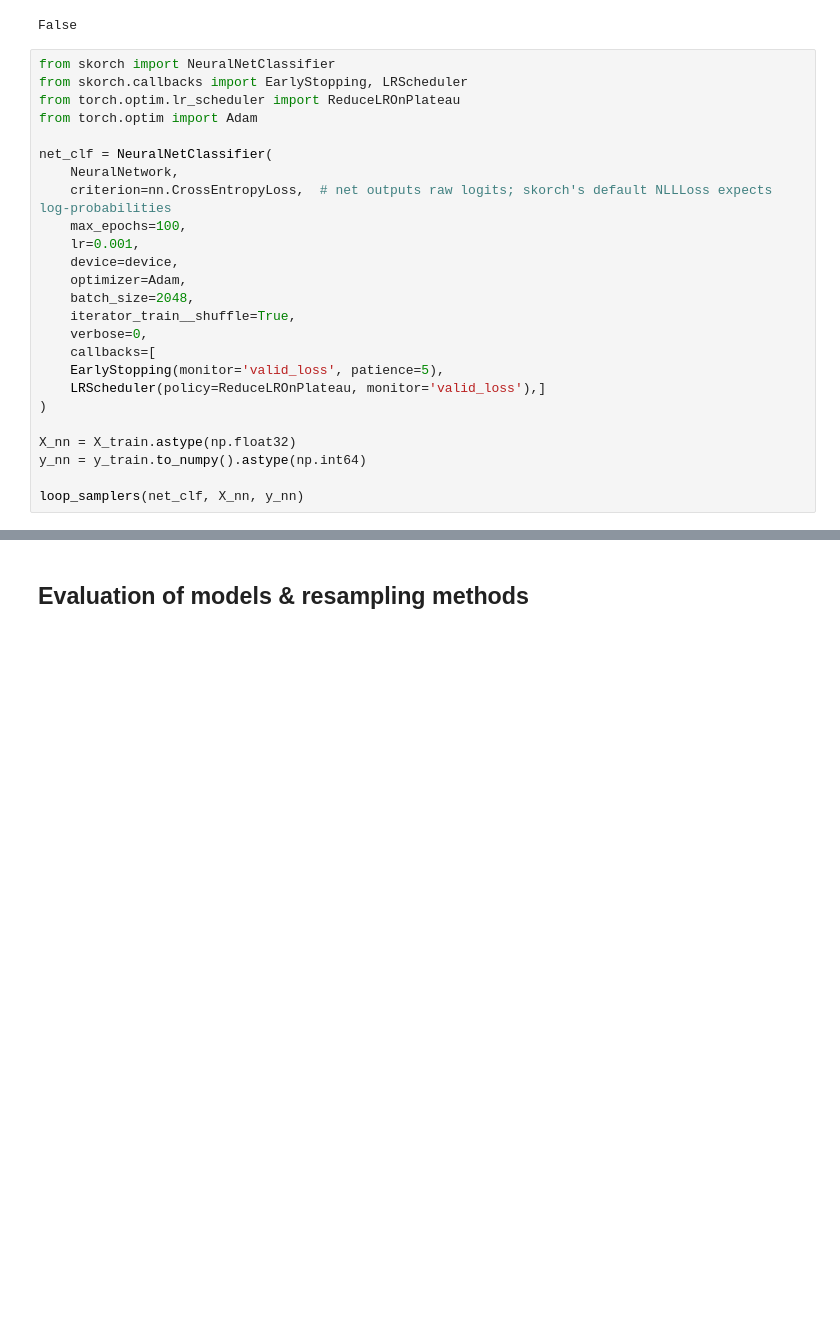
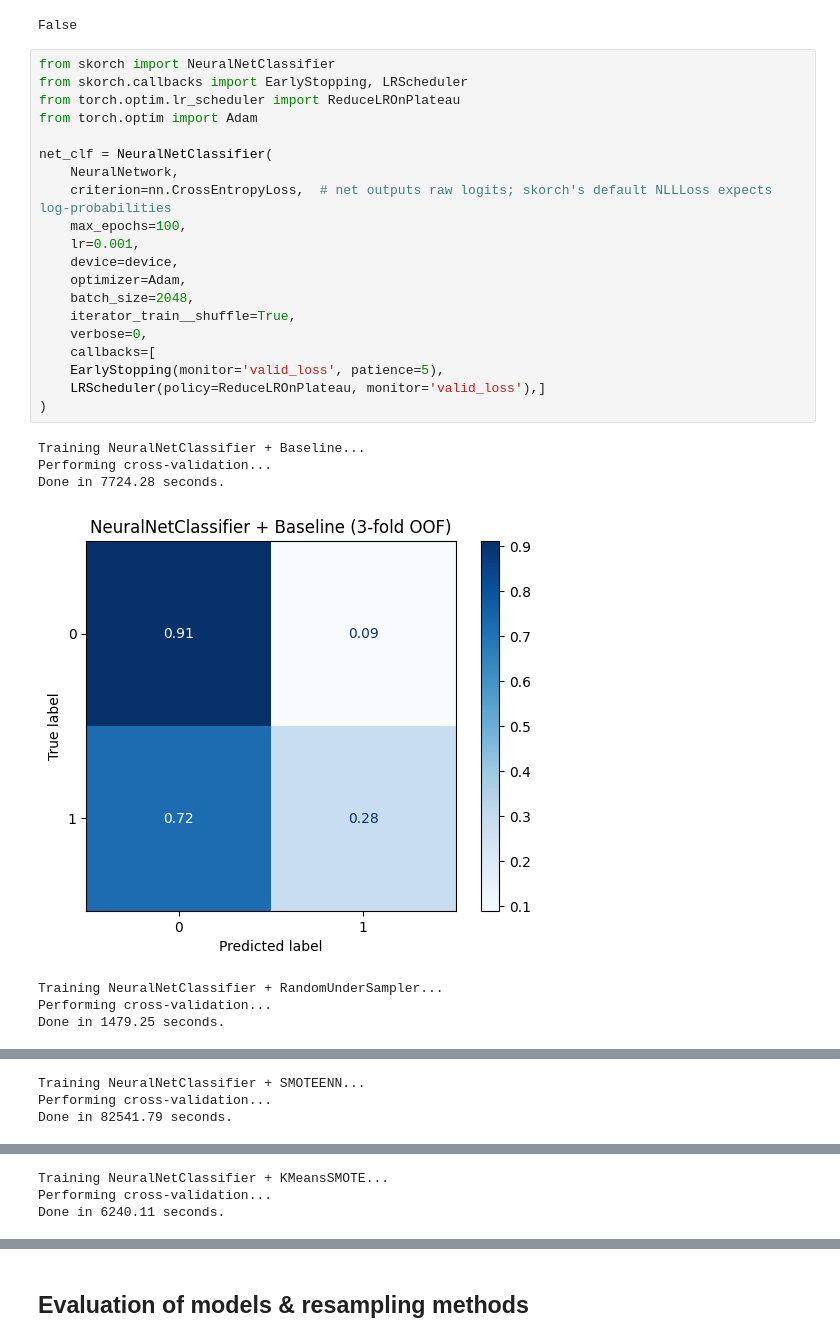
Before and after one commit to TimAngevare/Adversarial-Attacks-on-Class-Imbalanced-Lending-Default-Models, a Jupyter notebook: Advesarial_attacks.ipynb, the cells around one changed output, grey strips where cells are left out. Saved outputs shown, nothing was run; the diff lists cells and outputs as text; blank space fills up the shorter version.

```diff
--- a/Advesarial_attacks.ipynb
+++ b/Advesarial_attacks.ipynb
@@ -871,25 +894,28 @@ False
 # %%
 from skorch import NeuralNetClassifier
 from skorch.callbacks import EarlyStopping, LRScheduler
 from torch.optim.lr_scheduler import ReduceLROnPlateau
 from torch.optim import Adam
 
 net_clf = NeuralNetClassifier(
     NeuralNetwork,
     criterion=nn.CrossEntropyLoss,  # net outputs raw logits; skorch's default NLLLoss expects log-probabilities
     max_epochs=100,
     lr=0.001,
     device=device,
     optimizer=Adam,
     batch_size=2048,
     iterator_train__shuffle=True,
     verbose=0,
     callbacks=[
     EarlyStopping(monitor='valid_loss', patience=5),
     LRScheduler(policy=ReduceLROnPlateau, monitor='valid_loss'),]
 )
-
-X_nn = X_train.astype(np.float32)
-y_nn = y_train.to_numpy().astype(np.int64)
-
-loop_samplers(net_clf, X_nn, y_nn)
+# %% [output]
+Training NeuralNetClassifier + Baseline...
+Performing cross-validation...
+Done in 7724.28 seconds.
+[figure, added]
+Training NeuralNetClassifier + RandomUnderSampler...
+Performing cross-validation...
+Done in 1479.25 seconds.
@@ -895,0 +923,3 @@ loop_samplers(net_clf, X_nn, y_nn)
+Training NeuralNetClassifier + SMOTEENN...
+Performing cross-validation...
+Done in 82541.79 seconds.
@@ -895,0 +927,3 @@ loop_samplers(net_clf, X_nn, y_nn)
+Training NeuralNetClassifier + KMeansSMOTE...
+Performing cross-validation...
+Done in 6240.11 seconds.
```
Also changed, not shown: parts of 37 cells of this notebook, 2 other files.
